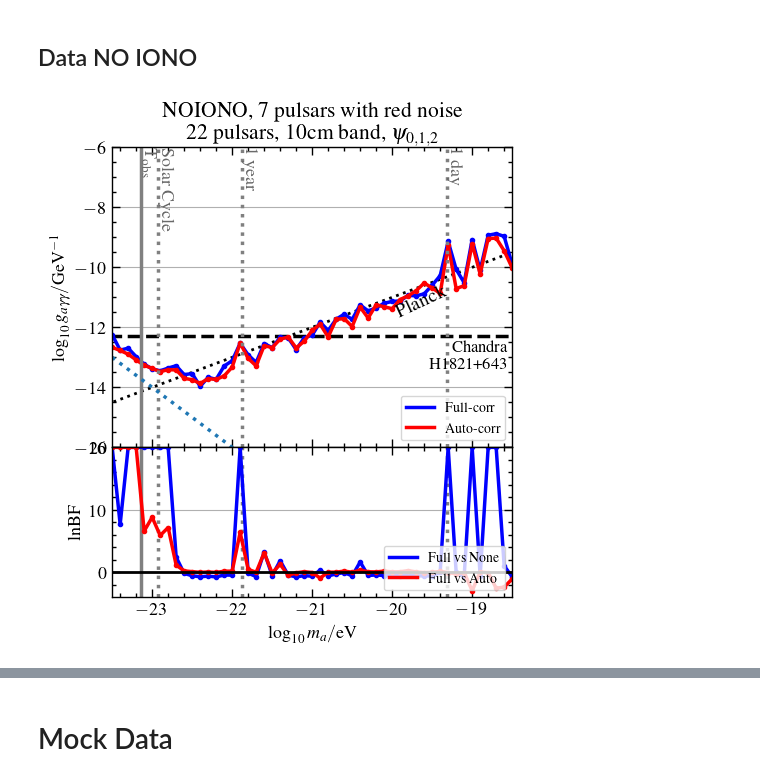
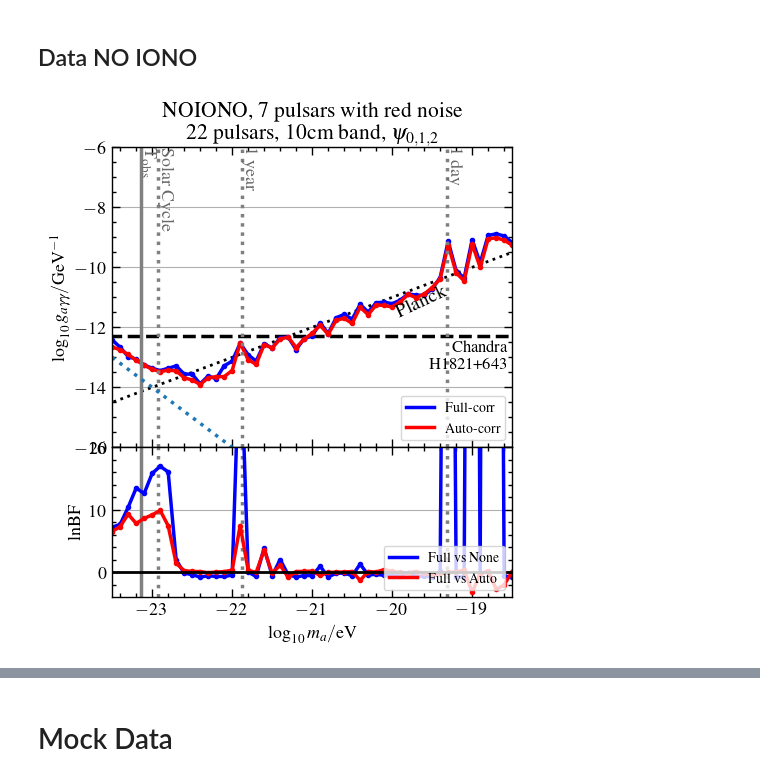
Before and after one commit to XueXiao-Physics/PPA, a Jupyter notebook: 2_Result.ipynb, the cells around one changed output, grey strips where cells are left out. Saved outputs shown, nothing was run; the diff lists cells and outputs as text; code cells hidden in the pictures.

```diff
--- a/2_Result.ipynb
+++ b/2_Result.ipynb
@@ -236,67 +242,80 @@ array([42, 45, 47, 48, 49])
 # %%
 # True
 fig,axes = plt.subplots(2,1,figsize=(5,6),sharex=True,gridspec_kw={'height_ratios': [4, 2]})
 lbf_nf = None; lbf_af = None; ul_auto= None; ul_full=None;
 plt.subplots_adjust(left=0.15,
                     bottom=0.10,
                     right=0.95,
                     top=0.85,
                     wspace=0.0,
                     hspace=0.0)
 
 
 l10ma = np.arange(0,51)*0.1 -23.5
-ul_auto = np.array([-0.924, -1.127, -1.351, -1.643, -1.921, -2.124, -2.332, -2.369,
-       -2.474, -2.856, -3.001, -3.227, -3.165, -3.294, -3.274, -3.082,
-       -2.377, -2.992, -3.341, -2.766, -2.931, -2.75 , -2.78 , -3.241,
-       -3.121, -2.861, -2.752, -3.279, -2.789, -2.867, -3.229, -2.683,
-       -3.146, -2.803, -2.971, -3.133, -2.929, -2.904, -2.835, -2.681,
-       -2.941, -3.227, -1.715, -3.263, -3.269, -1.967, -3.08 , -1.995,
-       -2.082, -2.603, -3.274])
+ul_auto = np.array([-0.913, -1.102, -1.361, -1.652, -1.921, -2.153, -2.333, -2.383,
+       -2.505, -2.838, -3.008, -3.264, -3.136, -3.2  , -3.298, -3.195,
+       -2.377, -3.036, -3.289, -2.729, -2.945, -2.739, -2.786, -3.228,
+       -3.049, -2.956, -2.786, -3.192, -2.818, -2.856, -3.127, -2.684,
+       -3.034, -2.811, -2.927, -3.08 , -3.005, -2.86 , -3.067, -3.046,
+       -2.932, -2.737, -1.708, -2.738, -3.109, -1.984, -2.859, -2.002,
+       -2.072, -2.249, -2.52 ])
 
 
 
-ul_full = np.array([-0.5  , -1.116, -1.15 , -1.534, -1.885, -2.139, -2.305, -2.313,
-       -2.335, -2.731, -2.798, -3.324, -3.123, -3.289, -2.946, -2.869,
-       -2.385, -2.875, -3.225, -2.695, -2.933, -2.689, -2.802, -3.298,
-       -3.008, -3.016, -2.682, -3.063, -2.784, -2.72 , -2.992, -2.607,
-       -2.909, -2.907, -2.851, -2.894, -2.974, -2.89 , -3.006, -3.039,
-       -2.851, -2.634, -1.594, -2.623, -3.168, -1.828, -2.952, -1.885,
-       -1.935, -2.123, -3.16 ])
+ul_full = np.array([-0.677, -1.02 , -1.429, -1.619, -1.909, -2.119, -2.297, -2.321,
+       -2.344, -2.713, -2.817, -3.239, -3.078, -3.269, -2.939, -2.883,
+       -2.385, -2.873, -3.182, -2.703, -2.945, -2.7  , -2.781, -3.298,
+       -3.029, -3.047, -2.702, -3.162, -2.738, -2.724, -2.983, -2.59 ,
+       -2.95 , -2.737, -2.815, -2.968, -2.952, -2.841, -2.983, -3.089,
+       -2.972, -2.695, -1.589, -2.671, -3.013, -1.835, -2.713, -1.889,
+       -1.941, -2.11 , -2.428])
 
 
 make_ul_plot(axes[0],l10ma,ul_auto,ul_full)
 axes[0].set_title("NOIONO, 7 pulsars with red noise\n 22 pulsars, 10cm band,"+r" $\psi_{0,1,2}$")
 axes[0].plot(l10ma , -13-2*(l10ma+23.5),':')
 
 
-lbf_af = np.array([       inf,        inf,        inf,        inf,  6.597e+00,
-        8.812e+00,  5.903e+00,  7.170e+00,  1.155e+00,  2.376e-01,
-        1.114e-01,  2.641e-03,  5.952e-02, -1.586e-02,  1.876e-01,
-        1.893e-01,  6.395e+00,  4.758e-01,  9.713e-03,  3.128e+00,
-       -9.897e-02,  1.284e+00, -4.850e-01, -7.520e-02,  1.054e-01,
-       -2.568e-02, -9.139e-01,  3.023e-02,  2.953e-02,  2.032e-01,
-        2.395e-02,  3.439e-01,  9.659e-02,  6.940e-02,  1.982e-01,
-        7.496e-02,  9.338e-02,  2.796e-01,  6.614e-02, -4.512e-02,
-        8.346e-03,  1.406e-01, -3.429e-02, -2.225e-01, -2.496e-02,
-       -2.947e+00,  6.202e-02, -6.359e-02, -2.537e+00, -2.364e+00,
-       -1.061e+00])
+lbf_af = np.array([   inf,    inf,    inf,    inf,    inf,    inf,    inf,    inf,
+        1.446,  0.282,  0.145,  0.126, -0.06 ,  0.057,  0.12 ,  0.351,
+          inf,  0.33 , -0.02 ,  3.617, -0.161,  1.138, -0.788,  0.125,
+        0.163,  0.185, -0.501, -0.022,  0.042,  0.055,  0.135, -1.298,
+        0.134,  0.048,  0.441,  0.147, -0.023, -0.074,  0.132, -0.165,
+       -0.268, -0.179,  0.013,  0.041,  0.369, -3.186, -0.285,  0.23 ,
+       -2.716, -1.998,  0.116])
+lbf_af[0] = np.log(1.7039) + 6
+lbf_af[1] = np.log(3.7891) + 6
+lbf_af[2] = np.log(1.3521) + 9
+lbf_af[3] = np.log(6.2321) + 6
+lbf_af[4] = np.log(14.0000) + 6
+lbf_af[5] = np.log(24.3125) + 6
+lbf_af[6] = np.log(49.8125) + 6
+lbf_af[7] = np.log(4.2941) + 6
+lbf_af[16] = np.log(0.2215) + 9
 
+lbf_nf= np.array([   inf,    inf,    inf,    inf,    inf,    inf,    inf,    inf,
+        1.987, -0.125, -0.366, -0.766, -0.535, -0.66 , -0.657, -0.455,
+          inf,  0.033, -0.65 ,    inf, -0.53 ,  2.048, -0.404, -0.731,
+       -0.514, -0.514,  0.973, -0.725, -0.154, -0.114, -0.538,  1.319,
+       -0.418, -0.315, -0.478, -0.575, -0.558, -0.057, -0.626, -0.629,
+       -0.721,  0.177,    inf, -0.739, -0.759,    inf, -0.455,    inf,
+          inf,    inf, -0.792])
+lbf_nf[0] = np.log(25.0357)+4
+lbf_nf[1] = np.log(1.9622)+7
+lbf_nf[2] = np.log(4.111)+9
+lbf_nf[3] = np.log(11.9415)+11
+lbf_nf[4] = np.log(5.0585)+11
+lbf_nf[5] = np.log(2.2970)+15
+lbf_nf[6] = np.log(0.3549)+18
+lbf_nf[7] = np.log(2.9545)+15
+lbf_nf[19] = np.log(2.4595)+3
+lbf_nf[[16,42,45,47,48]] = [38.59,168.24, 235.29, 332.85, 215.3]
 
-lbf_nf = np.array([       inf,  7.676e+00,        inf,        inf,        inf,
-              inf,        inf,        inf,  2.431e+00, -1.670e-01,
-       -5.484e-01, -7.040e-01, -6.079e-01, -7.261e-01, -4.325e-01,
-       -4.489e-01,        inf, -1.366e-01, -6.715e-01,  3.268e+00,
-       -5.175e-01,  1.862e+00, -4.456e-01, -7.249e-01, -5.227e-01,
-       -6.188e-01,  3.535e-01, -5.730e-01, -2.485e-01, -3.793e-02,
-       -5.598e-01,  1.661e+00, -5.014e-01, -4.164e-01, -5.162e-01,
-       -4.697e-01, -5.357e-01, -4.156e-01, -5.666e-01, -5.640e-01,
-       -5.814e-01,  9.864e-04,        inf,  1.639e-02, -6.587e-01,
-              inf, -5.964e-01,        inf,        inf,  1.053e+00,
-       -7.247e-01])
+lbf_nf[49] = np.log(0.5608)
+
 
 make_bf_plot(axes[1],l10ma,lbf_af ,lbf_nf)
 #plt.savefig("Figures/ul_bf_iono_10.pdf")
 #plt.savefig("Figures/ul_bf_iono_10.jpg")
 # %% [output]
-[figure, old version]
+[figure, new version]
```
Also changed, not shown: parts of 5 cells of this notebook.
